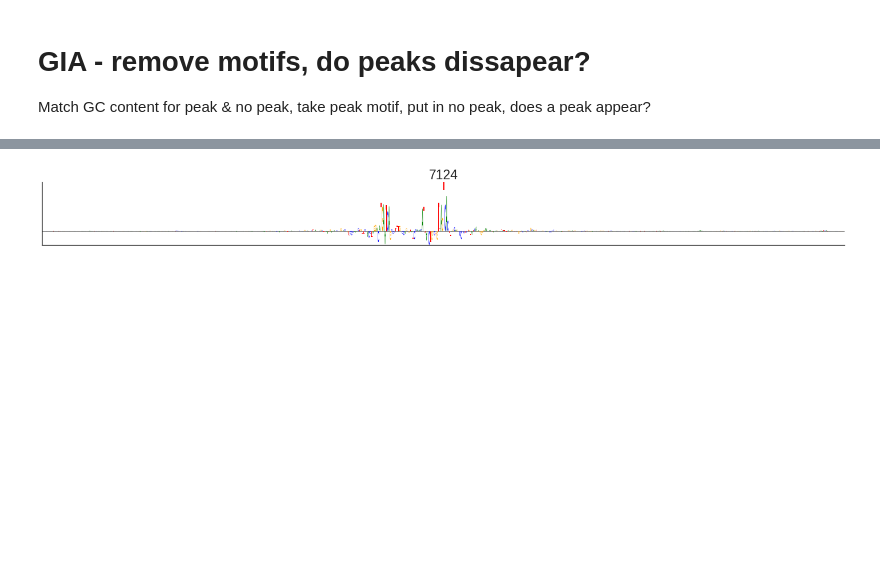
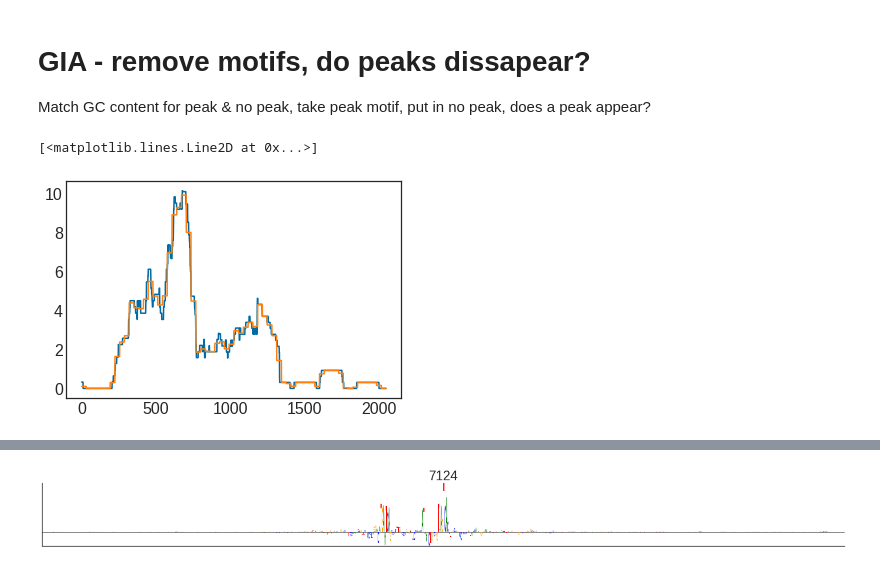
Before and after one commit to amberT15/QuantPred, a Jupyter notebook: seamonster/seamonster_GIA.ipynb, the cells around one changed output, grey strips where cells are left out. Cells and saved outputs as stored; diff of their text form; code cells hidden in the pictures; blank space fills up the shorter version.

```diff
--- a/seamonster/seamonster_GIA.ipynb
+++ b/seamonster/seamonster_GIA.ipynb
@@ -332,0 +327,7 @@ for i in top_N:
+# %%
+plt.plot(thresholded_Y[1000,:])
+N, L = thresholded_Y.shape
+plt.plot(np.repeat(thresholded_Y.reshape(N, L//bin_size, bin_size).mean(axis=-1)[1000,:], bin_size))
+# %% [output]
+[<matplotlib.lines.Line2D at 0x...>]
+[figure, added]
```
Also changed, not shown: parts of 28 cells of this notebook.
